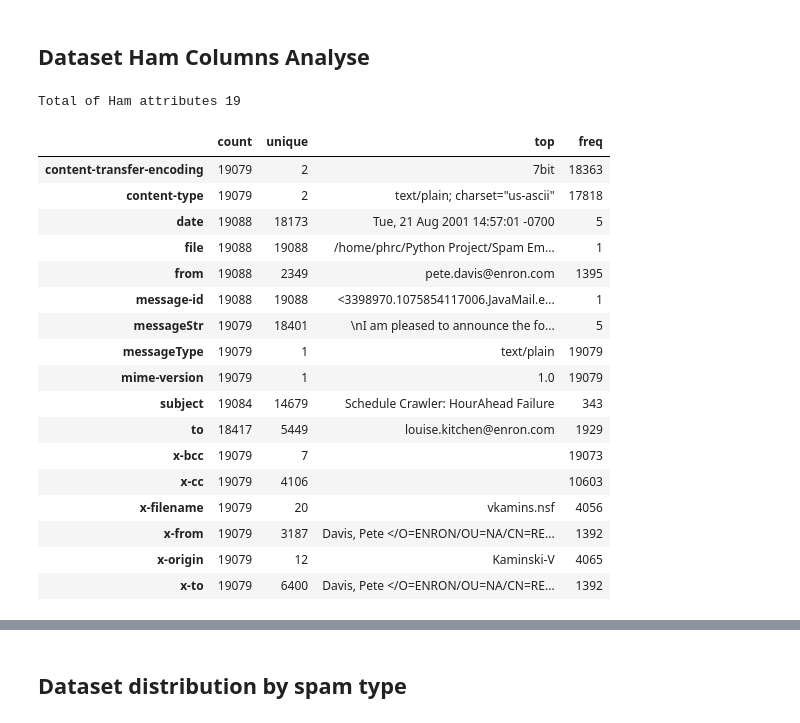
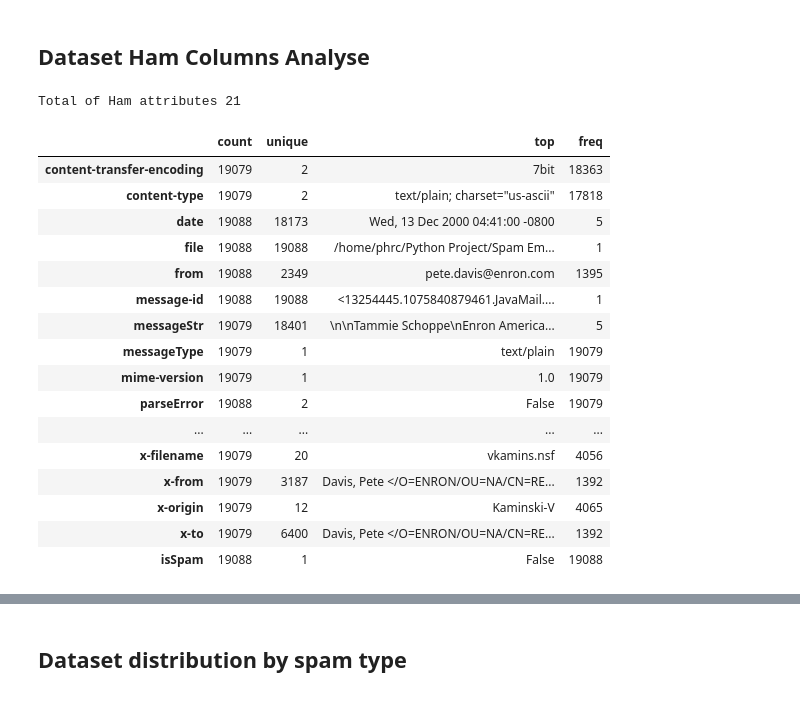
Before and after one commit to cordeiroph/SpamEmailClassifier, a Jupyter notebook: SpamEmailClassifier2.ipynb, the cells around one changed output, grey strips where cells are left out. Saved outputs shown, nothing was run; the diff lists cells and outputs as text; code cells hidden in the pictures.

```diff
--- a/SpamEmailClassifier2.ipynb
+++ b/SpamEmailClassifier2.ipynb
@@ -287,3 +290,9 @@ dfHam = createDf(hamPath)
+# %%
+dfSpamCopy = dfSpam.copy()
+dfHamCopy = dfHam.copy()
+# %%
+dfSpam = dfSpamCopy
+dfHam = dfHamCopy
 # %% [markdown]
 # Dataset Visualisation and Preparation
 # %% [markdown]
@@ -331,27 +616,26 @@ At the end there is 7 useful attributes.
 # %% [markdown]
 ## Dataset Ham Columns Analyse
 # %%
-dfHamDesc = dfHam.describe(include=['object']).T
+dfHamDesc = dfHam.describe().T
 print('Total of Ham attributes {}'.format(len(dfHamDesc)))
 n = len(dfHam) * 0.75
 dfHamDesc[dfHamDesc['count']> n].head(300)
 # %% [output]
-Total of Ham attributes 19
+Total of Ham attributes 21
 |  | count | unique | top | freq |
 | content-transfer-encoding | 19079 | 2 | 7bit | 18363 |
 | content-type | 19079 | 2 | text/plain; charset="us-ascii" | 17818 |
-| date | 19088 | 18173 | Tue, 21 Aug 2001 14:57:01 -0700 | 5 |
+| date | 19088 | 18173 | Wed, 13 Dec 2000 04:41:00 -0800 | 5 |
 | file | 19088 | 19088 | /home/phrc/Python Project/Spam Em... | 1 |
 | from | 19088 | 2349 | pete.davis@enron.com | 1395 |
-| message-id | 19088 | 19088 | <3398970.1075854117006.JavaMail.e... | 1 |
-| messageStr | 19079 | 18401 | \nI am pleased to announce the fo... | 5 |
+| message-id | 19088 | 19088 | <13254445.1075840879461.JavaMail.... | 1 |
+| messageStr | 19079 | 18401 | \n\nTammie Schoppe\nEnron America... | 5 |
 | messageType | 19079 | 1 | text/plain | 19079 |
 | mime-version | 19079 | 1 | 1.0 | 19079 |
-| subject | 19084 | 14679 | Schedule Crawler: HourAhead Failure | 343 |
-| to | 18417 | 5449 | louise.kitchen@enron.com | 1929 |
-| x-bcc | 19079 | 7 |  | 19073 |
-| x-cc | 19079 | 4106 |  | 10603 |
+| parseError | 19088 | 2 | False | 19079 |
+| ... | ... | ... | ... | ... |
 | x-filename | 19079 | 20 | vkamins.nsf | 4056 |
 | x-from | 19079 | 3187 | Davis, Pete </O=ENRON/OU=NA/CN=RE... | 1392 |
 | x-origin | 19079 | 12 | Kaminski-V | 4065 |
 | x-to | 19079 | 6400 | Davis, Pete </O=ENRON/OU=NA/CN=RE... | 1392 |
+| isSpam | 19088 | 1 | False | 19088 |
```
Also changed, not shown: parts of 71 cells of this notebook.
